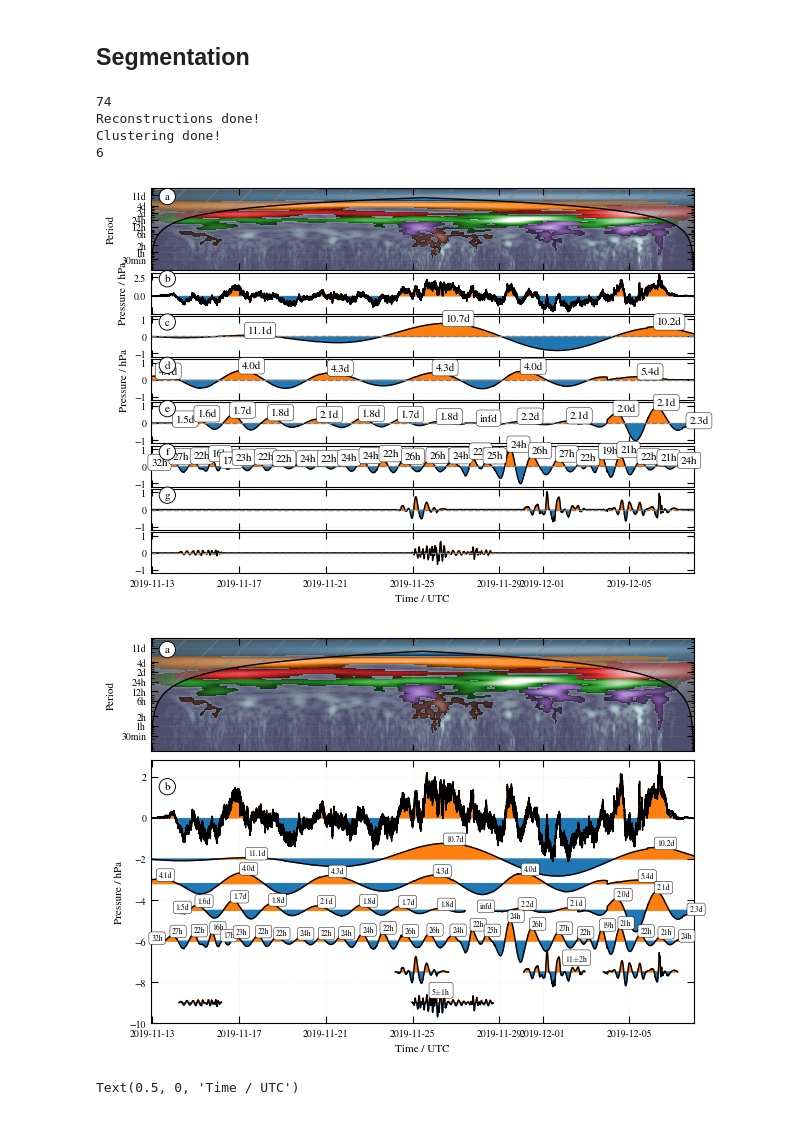
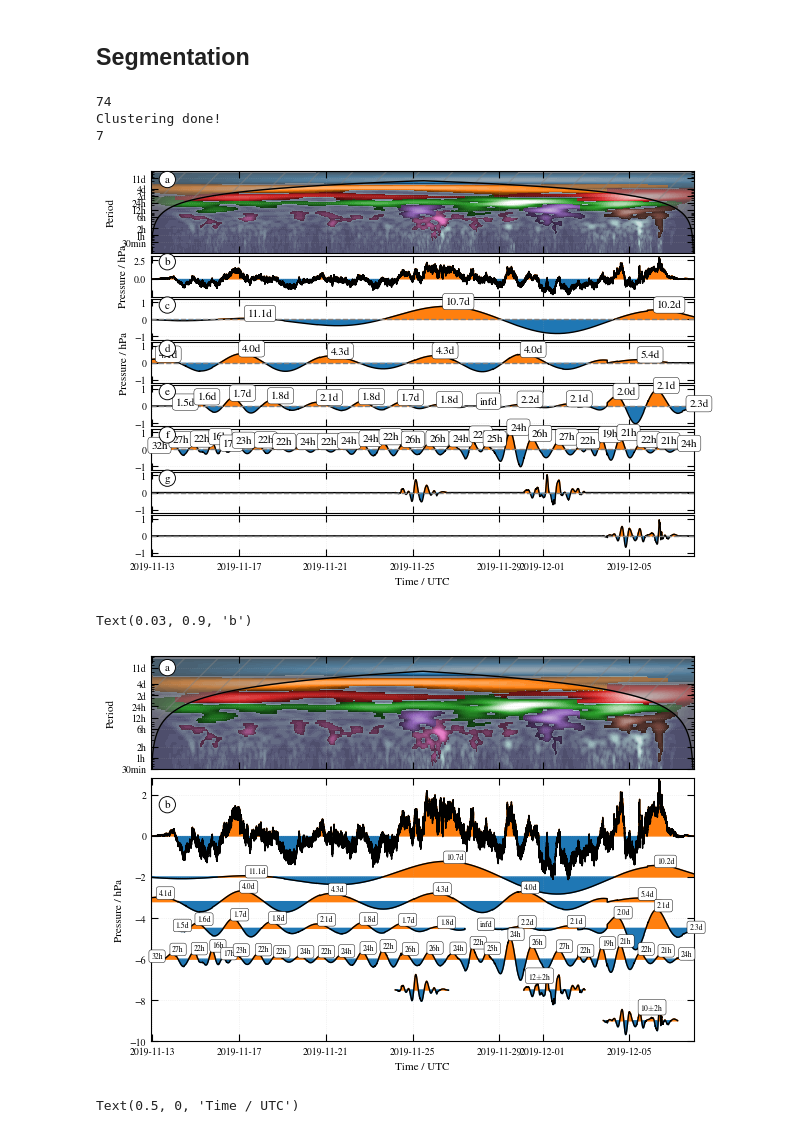
Before and after one commit to Waveguyde/WAVEGUISE, a Jupyter notebook: notebooks/10-1D_Strateole_2.ipynb, the cells around one changed output. Drawn from its saved outputs; the diff is of its cells as text; code cells hidden in the pictures.

```diff
--- a/notebooks/10-1D_Strateole_2.ipynb
+++ b/notebooks/10-1D_Strateole_2.ipynb
@@ -46,7 +46,4 @@ cwt_result = transform.decompose1d(signal, dt, s0, dj, js, opts={'param': 2*np.p
 
 # Denoising
 noise_floor = 0.1
-cwt_copy   = copy.deepcopy(cwt_result)
-WPS        = np.abs(cwt_copy['decomposition'])
-mask       = WPS < noise_floor
-cwt_copy['decomposition'][mask] = 0
+wavy_stuff, denoised_cwt = one.noise_filtering_1d(cwt_result,white_noise_level=noise_floor)
@@ -53,19 +64,18 @@ cwt_copy['decomposition'][mask] = 0
 # %% [markdown]
 ## Segmentation
 # %%
-WPS = np.abs(cwt_copy['decomposition'])
+WPS  = np.abs(denoised_cwt['decomposition'])
 _seg = one.wavefield_segmentation_1d(WPS,noise_floor,connectivity_order=2)
 print(np.max(_seg))
-seg = one.update_segments_v2(cwt_copy, _seg)
+seg = one.update_segments_v2(denoised_cwt, _seg)
 #seg = one.update_segments(WPS,_seg,threshold=0.95,mode='sum')
 print(np.max(seg))
 # %% [output]
 74
-Reconstructions done!
 Clustering done!
-6
+7
 # %%
-recon_seg, amp_seg, freq_seg = one.recon_segments_1d(cwt_copy,seg)
+recon_seg, amp_seg, freq_seg = one.recon_WP_and_properties_1d(denoised_cwt,seg)
 # %%
 per_seg = 2*np.pi/freq_seg
 TIME, PERIOD = np.meshgrid(ds['time'], cwt_result["period"])
@@ -192,7 +202,7 @@ for r in range(1,7):
 
 #plt.savefig('./figures/1D_example_Strateole-2_v3.png',dpi=300,bbox_inches="tight",pad_inches=0.02)
 # %% [output]
-[figure, old version]
+[figure, new version]
 # %%
 per_seg = 2*np.pi/freq_seg
 TIME, PERIOD = np.meshgrid(ds['time'], cwt_result["period"])
@@ -212,7 +222,7 @@ ax[0].contourf(TIME, PERIOD, WPS, levels=np.linspace(-0.2,0.4,31), extend='max',
 ax[0].set_yscale("log")
 ax[0].set_ylabel("Period")
 ax[0].set_yticks([0.5,1,2,6,12,24,48,4*24,11*24],['30min','1h','2h','6h','12h','24h','2d','4d','11d'])
-ax[0].set_ylim([np.min(cwt_result['period']),np.max(cwt_result['period'])])
+ax[0].set_ylim([0.5,np.max(cwt_result['period'])])
 
 for lab in np.unique(seg):
     if lab == 0:
@@ -296,35 +306,36 @@ for label in peaks:
 
 # GWs
 offset=-7.5
 ax[1].fill_between(ds['time'],recon_seg[4]+offset,y2=offset,where=recon_seg[4]<0,color='tab:blue')
 ax[1].fill_between(ds['time'],recon_seg[4]+offset,y2=offset,where=recon_seg[4]>0,color='tab:orange')
 ax[1].plot(ds['time'],np.where(amp_seg[4]==0,np.nan,recon_seg[4]+offset),c='k')
 ax[1].set_xlabel('Time / UTC')
 
 mask = amp_seg[4] > 0
 ax[1].text(ds['time'][mask][int(np.sum(mask)/2)],np.max(amp_seg[4][mask])+offset,f"{np.mean(per_seg[4][mask]):.0f}$\pm${np.std(per_seg[4][mask]):.0f}h", va='bottom', ha='left', bbox=titlebox, size=font_size)
 
 # GWs
 offset=-9.0
 ax[1].fill_between(ds['time'],recon_seg[5]+offset,y2=offset,where=recon_seg[5]<0,color='tab:blue')
 ax[1].fill_between(ds['time'],recon_seg[5]+offset,y2=offset,where=recon_seg[5]>0,color='tab:orange')
 ax[1].plot(ds['time'],np.where(amp_seg[5]==0,np.nan,recon_seg[5]+offset),c='k')
 
 mask = amp_seg[5] > 0
 ax[1].text(ds['time'][mask][int(np.sum(mask)/2)],np.max(amp_seg[5][mask])+offset,f"{np.mean(per_seg[5][mask]):.0f}$\pm${np.std(per_seg[5][mask]):.0f}h", va='bottom', ha='left', bbox=titlebox, size=font_size)
 
 
 #for r in [2,3,4,5,6,7]:
 #    ax[r].set_ylim([-1.2,1.2])
 #    ax[r].axhline(y=0,linestyle='--',c='gray')
 ax[1].set_ylabel('Pressure / hPa')
 
 ax[0].text(0.03,0.9,letter[0],va='center', ha='center', bbox=letterbox, transform=ax[0].transAxes)
 ax[1].text(0.03,0.9,letter[1],va='center', ha='center', bbox=letterbox, transform=ax[1].transAxes)
 
-plt.savefig('./figures/1D_example_Strateole-2_v3.png',dpi=300,bbox_inches="tight",pad_inches=0.03)
+#plt.savefig('./figures/1D_example_Strateole-2_v3.png',dpi=300,bbox_inches="tight",pad_inches=0.03)
 # %% [output]
+Text(0.03, 0.9, 'b')
-[figure, old version]
+[figure, new version]
 # %%
 lons = ds['lon'].values
 lats = ds['lat'].values
```
Also changed, not shown: parts of 1 cell of this notebook, 3 other files.
